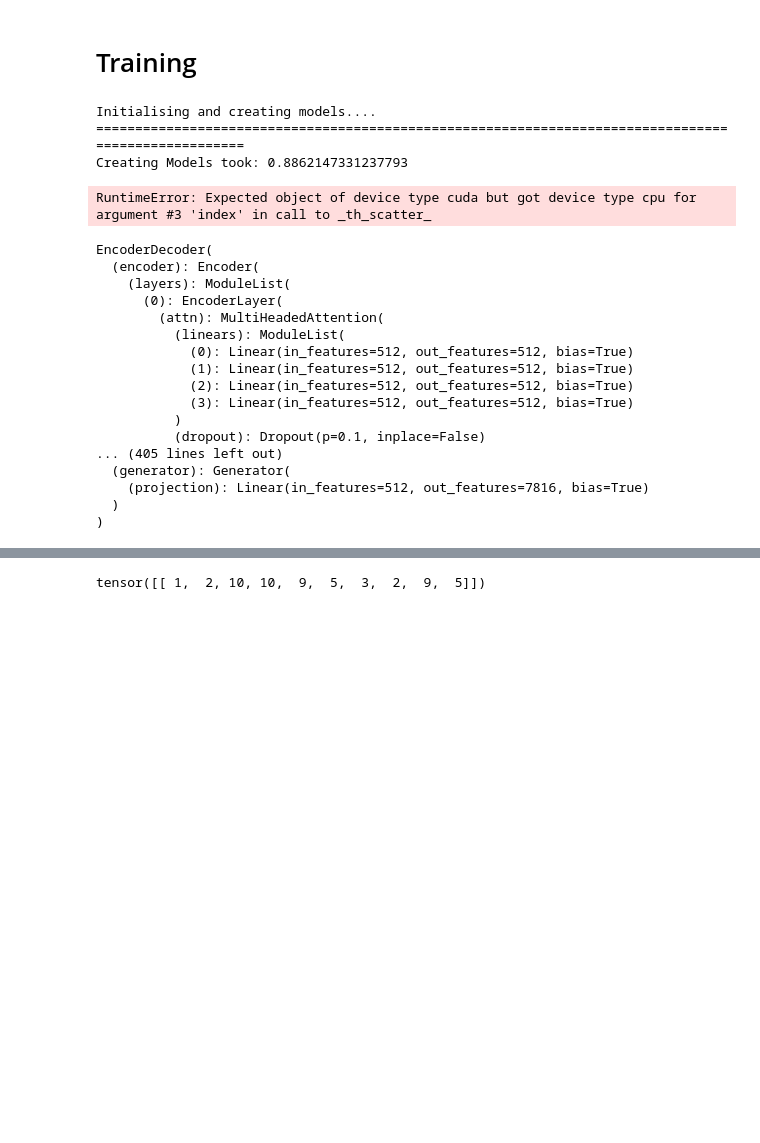
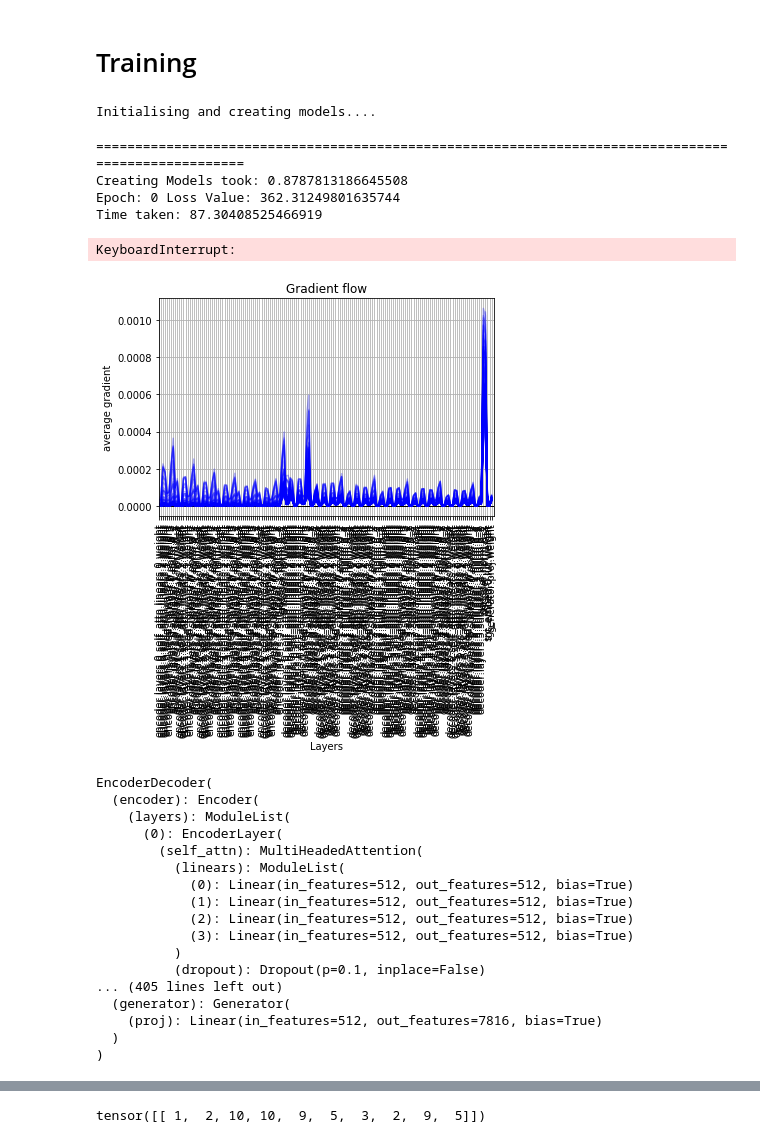
Before and after one commit to deepak4669/Conversational-Agents, a Jupyter notebook: Dialog Systems/Notebooks/transformer.ipynb, the cells around one changed output, grey strips where cells are left out. Saved outputs shown, nothing was run; the diff lists cells and outputs as text; code cells hidden in the pictures; blank space fills up the shorter version.

Commit message:
epoch updates and changes

```diff
--- a/Dialog Systems/Notebooks/transformer.ipynb
+++ b/Dialog Systems/Notebooks/transformer.ipynb
@@ -1061,32 +1011,6 @@ class LabelSmoothing(nn.Module):
         self.true_dist = true_dist
         return self.criterion(x, Variable(true_dist, requires_grad=False))
 # %%
-# class LossCompute:
-
-#     def __init__(self,model,opt):
-
-#         self.opt=opt
-#         self.model=model
-
-#     def __call__(self,x,y,norm):
-
-#         x=self.model.generator(x)
-#         loss=customLossFunction(x,y)
-
-
-
-
-#         loss.backward()
-
-# #         _=nn.utils.clip_grad_norm_(model.parameters(),50.0)
-
-#         plot_grad_flow(self.model.named_parameters())
-
-#         self.opt.step()
-#         self.opt.optimizer.zero_grad()
-
-#         return loss.item()
-
 class SimpleLossCompute:
     "A simple loss compute and train function."
     def __init__(self, generator, criterion, opt=None):
@@ -1100,6 +1024,7 @@ class SimpleLossCompute:
         loss = self.criterion(x.contiguous().view(-1, x.size(-1)),
                               y.contiguous().view(-1)) / norm
         loss.backward()
+        _=nn.utils.clip_grad_norm_(model.parameters(),1.0)
         plot_grad_flow(model.named_parameters())
         if self.opt is not None:
             self.opt.step()
@@ -1137,37 +1062,43 @@ def get_std_opt(model):
     return NoamOpt(model.src_embed[0].d_model, 2, 4000,
             torch.optim.Adam(model.parameters(), lr=0, betas=(0.9, 0.98), eps=1e-9))
 # %%
-batches=data_generation(pairs,30,200)
+batches=data_generation(pairs,10,100)
 # %%
 print("Initialising and creating models....")
 V=voc.num_words
 t1=time.time()
 # criterion=LabelSmoothing()
 criterion = LabelSmoothing(size=V, padding_idx=0, smoothing=0.0)
 
-model=make_model2(V,V)
+model=make_model(V,V)
 model.cuda()
 
 # model_opt=torch.optim.Adam(model.parameters(),lr=0.0001,betas=(0.9,0.988),eps=1e-9)
-model_opt = NoamOpt(model.source_embed[0].d_model, 1, 400,
+model_opt = NoamOpt(model.src_embed[0].d_model, 1, 400,
         torch.optim.Adam(model.parameters(), lr=0, betas=(0.9, 0.98), eps=1e-9))
 print("="*100)
 print("Creating Models took: "+str(time.time()-t1))
 
 
 
 model.train()
-for epoch in range(1000):
+for epoch in range(5):
     t1=time.time()
-    current_batch=batches[epoch%200]
-    loss_val=run_epoch(current_batch,model,SimpleLossCompute(model.generator, criterion, model_opt))
-    print("Epoch: "+str(epoch)+" Loss Value: "+str(loss_val))
+    loss=0
+    for i in range(100):
+        current_batch=batches[i]
+        loss_val=run_epoch(current_batch,model,SimpleLossCompute(model.generator, criterion, model_opt))
+        loss+=loss_val
+    print("Epoch: "+str(epoch)+" Loss Value: "+str(loss/100))
     print("Time taken: "+str(time.time()-t1))
 # %% [output]
 Initialising and creating models....
-====================================================================================================
-Creating Models took: 0.8862147331237793
-RuntimeError: Expected object of device type cuda but got device type cpu for argument #3 'index' in call to _th_scatter_
+====================================================================================================
+Creating Models took: 0.8787813186645508
+Epoch: 0 Loss Value: 362.31249801635744
+Time taken: 87.30408525466919
+KeyboardInterrupt:
+[figure, added]
 # %%
 def greedy_decode(model, src, src_mask, max_len, start_symbol):
     memory = model.encode(src, src_mask)
@@ -1190,7 +1121,7 @@ EncoderDecoder(
   (encoder): Encoder(
     (layers): ModuleList(
       (0): EncoderLayer(
-        (attn): MultiHeadedAttention(
+        (self_attn): MultiHeadedAttention(
           (linears): ModuleList(
             (0): Linear(in_features=512, out_features=512, bias=True)
             (1): Linear(in_features=512, out_features=512, bias=True)
@@ -1200,7 +1131,7 @@ EncoderDecoder(
           (dropout): Dropout(p=0.1, inplace=False)
 ... (405 lines left out)
   (generator): Generator(
-    (projection): Linear(in_features=512, out_features=7816, bias=True)
+    (proj): Linear(in_features=512, out_features=7816, bias=True)
   )
 )
 # %%
```
Also changed, not shown: parts of 12 cells of this notebook.
